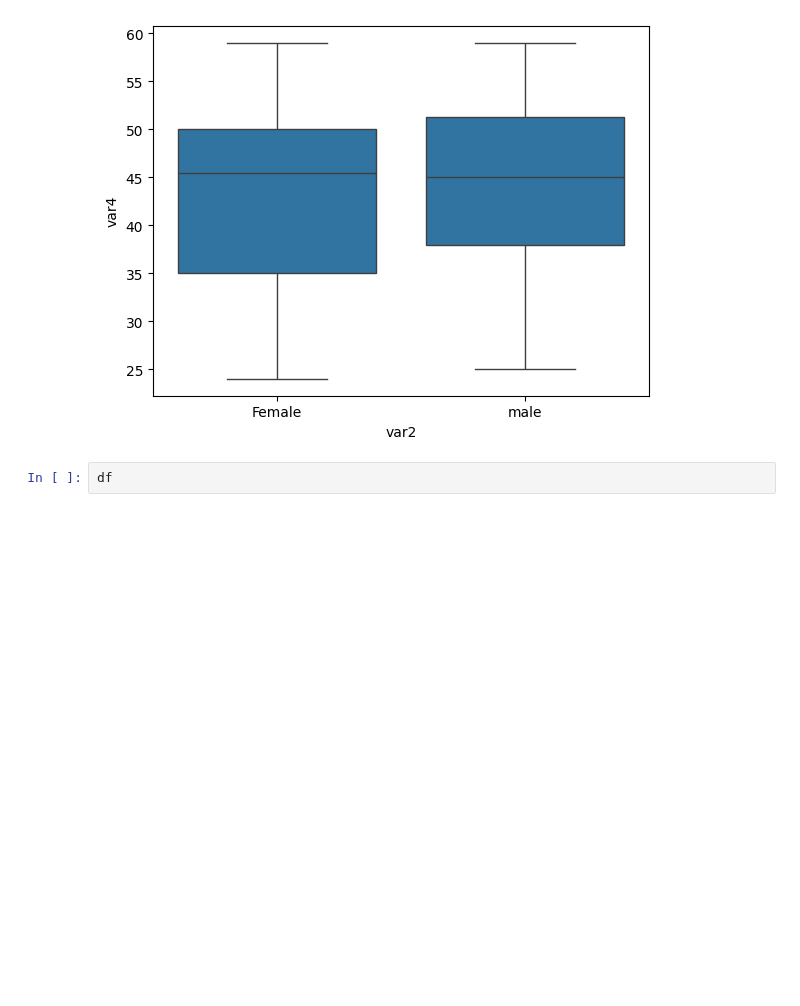
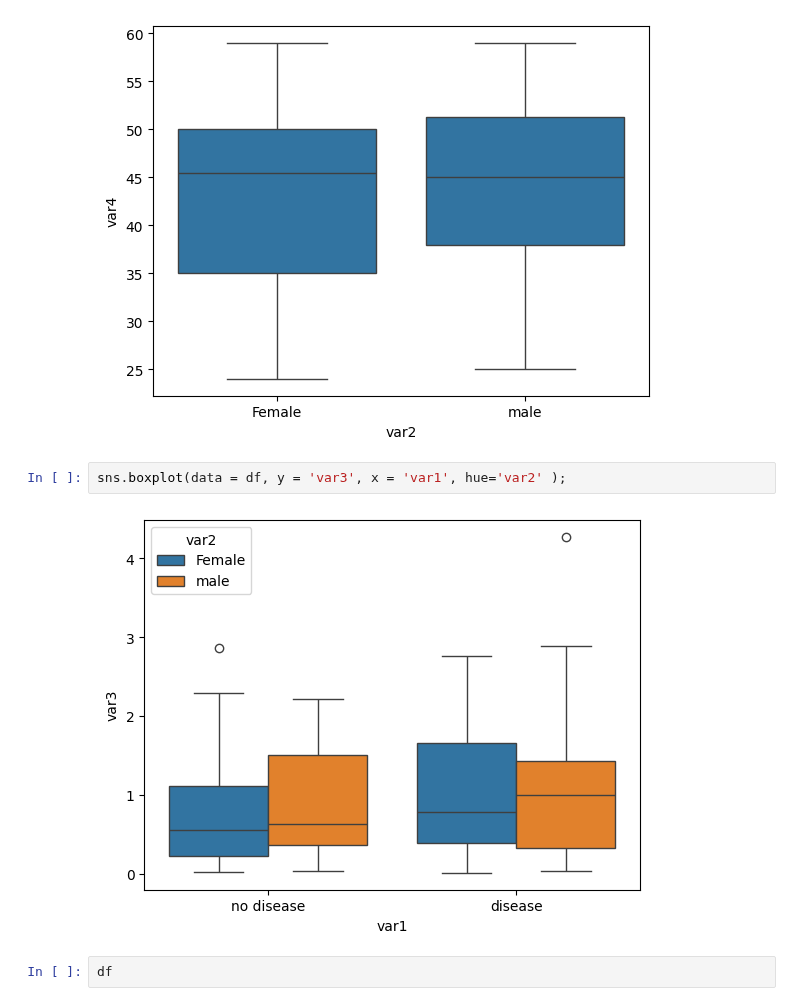
Before and after one commit to it-ces/PUBLIC-AI, a Jupyter notebook: short-labs-pandas/LaboratoryPandas(ONE).ipynb, the cells around one changed output. Saved outputs shown, nothing was run; the diff lists cells and outputs as text; blank space fills up the shorter version.

```diff
--- a/short-labs-pandas/LaboratoryPandas(ONE).ipynb
+++ b/short-labs-pandas/LaboratoryPandas(ONE).ipynb
@@ -134,6 +134,10 @@ sns.boxplot(x='var2', y='var4', data=df)
 # %% [output]
 <Axes: xlabel='var2', ylabel='var4'>
 [figure]
+# %%
+sns.boxplot(data = df, y = 'var3', x = 'var1', hue='var2' );
+# %% [output]
+[figure, added]
 # %%
 df
 # %% [output]
```
